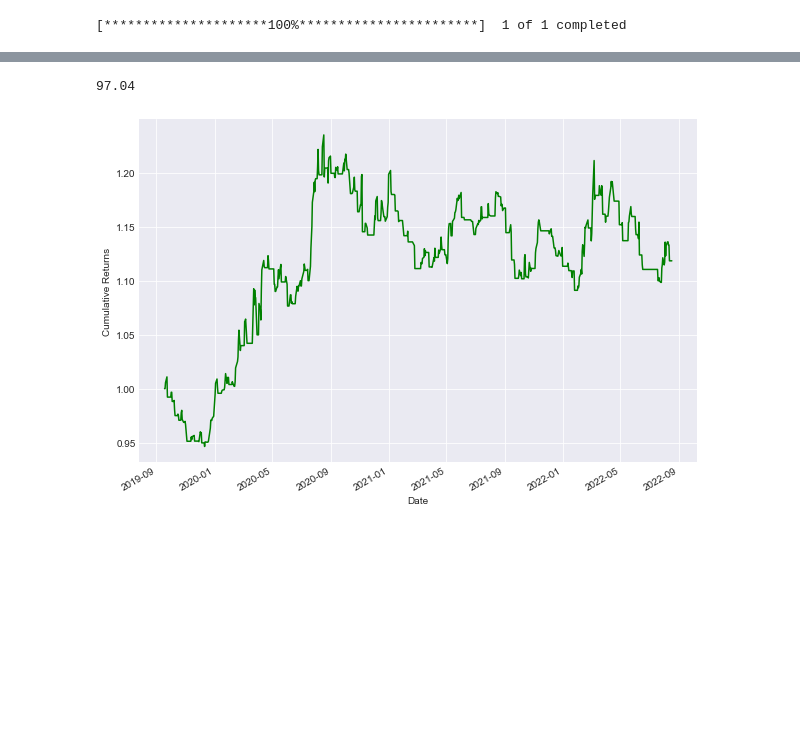
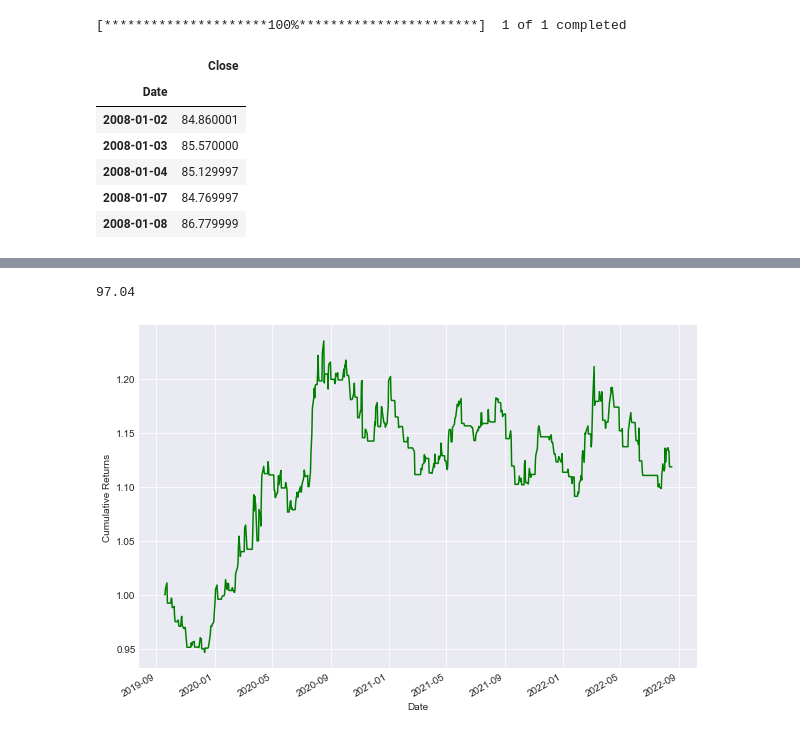
Before and after one commit to laroccathebrux/Gold, a Jupyter notebook: Prediction.ipynb, the cells around one changed output, grey strips where cells are left out. Saved outputs shown, nothing was run; the diff lists cells and outputs as text; code cells hidden in the pictures; blank space fills up the shorter version.

```diff
--- a/Prediction.ipynb
+++ b/Prediction.ipynb
@@ -9,8 +9,17 @@ import yfinance as yf
 # %%
 df = yf.download('GLD', start='2008-01-01', end='2022-08-21', auto_adjust=True)
 df = df[['Close']]
 df = df.dropna()
+
+df.head(5)
 # %% [output]
 [*********************100%***********************]  1 of 1 completed
+|  | Close |
+| Date |  |
+| 2008-01-02 | 84.860001 |
+| 2008-01-03 | 85.570000 |
+| 2008-01-04 | 85.129997 |
+| 2008-01-07 | 84.769997 |
+| 2008-01-08 | 86.779999 |
 # %%
 df.Close.plot(figsize=(10,7), color='r')
```
Also changed, not shown: parts of 5 cells of this notebook.
